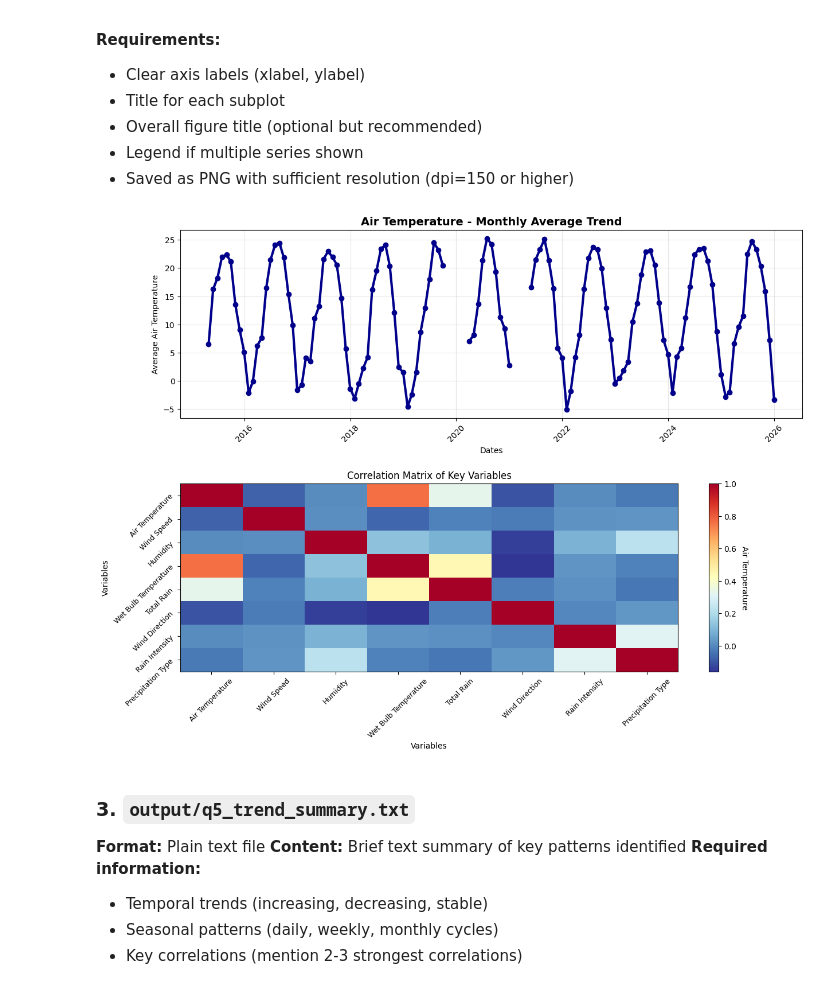
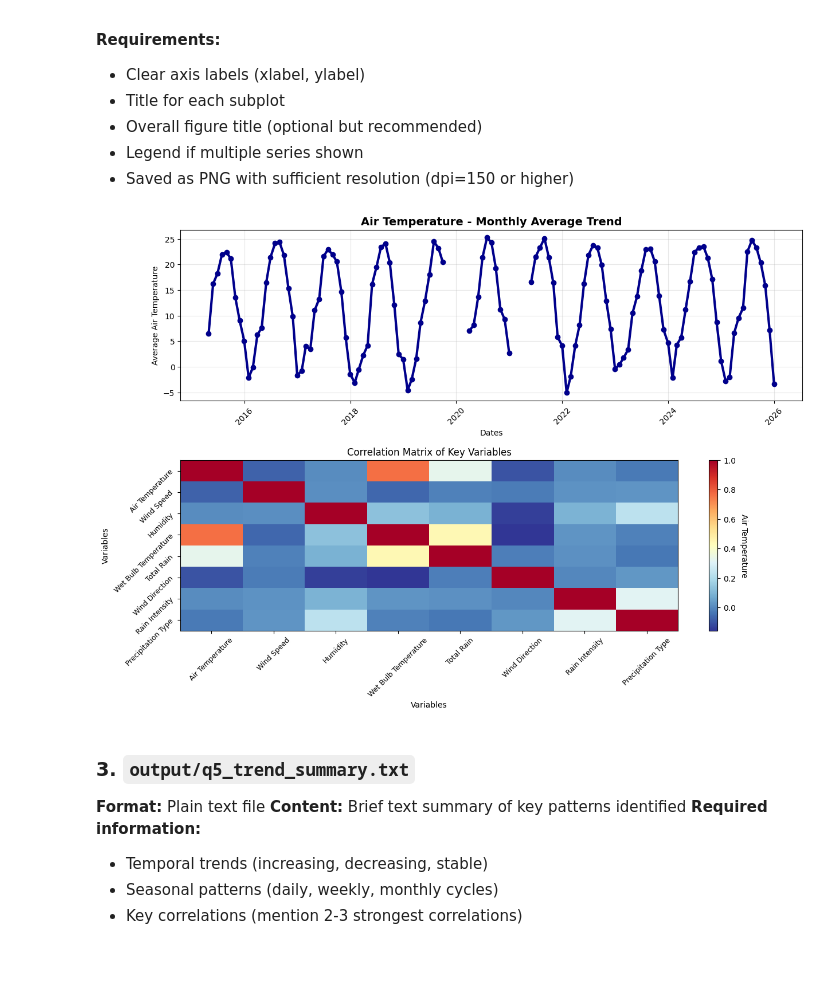
Before and after one commit to UCSF-DataSci/ds217-11-final-jiaxin-su1, a Jupyter notebook: q5_pattern_analysis.ipynb, the cells around one changed output. Cells and saved outputs as stored; diff of their text form; code cells hidden in the pictures; blank space fills up the shorter version.

Commit message:
again minor plot change

```diff
--- a/q5_pattern_analysis.ipynb
+++ b/q5_pattern_analysis.ipynb
@@ -213,41 +213,41 @@ Index(['Station Name', 'Air Temperature', 'Wet Bulb Temperature', 'Humidity',
 variable = 'Air Temperature'
 monthly_avg = df_clean[variable].resample('M').mean()
 fig, (ax1, ax2) = plt.subplots(2, 1, figsize=(14, 10))
-fig.subplots_adjust(hspace=0.35)
+fig.subplots_adjust(hspace=0.35, bottom=0.18)
 
 # Subplot 1: Main Trend Line
 ax1.plot(monthly_avg.index, monthly_avg.values,
          color='darkblue', linewidth=3, marker='o')
 ax1.set_title(f'{variable} - Monthly Average Trend', fontsize=14, fontweight='bold')
 ax1.set_ylabel(f'Average {variable}')
 ax1.set_xlabel('Dates')
 
 ax1.grid(True, alpha=0.3)
 ax1.tick_params(axis='x', rotation=45)
 
 # Create heatmap
 im = ax2.imshow(corr_matrix, cmap='RdYlBu_r', aspect='auto', interpolation='nearest')
 
 # Customize heatmap
 ax2.set_title(f'{variable} - Heatmap for Correlation Matrix', fontsize=14, fontweight='bold')
 ax2.set_xlabel('Variables')
 ax2.set_ylabel('Variables')
 
 
 ax2.set_xticks(range(len(corr_matrix)))
 ax2.set_xticklabels(corr_matrix.columns, rotation=45, fontsize=9)
 
 ax2.set_yticks(range(len(corr_matrix)))
 ax2.set_yticklabels(corr_matrix.columns, rotation=45, fontsize=9)
 
 ax2.set_title('Correlation Matrix of Key Variables')
 
 # Add colorbar
 cbar = plt.colorbar(im, ax=ax2)
 cbar.set_label(f'{variable}', rotation=270, labelpad=15)
 fig.savefig(f'output/q5_patterns.png', dpi=300)
 # %% [output]
-[figure, old version]
+[figure, new version]
 # %% [markdown]
 ### 3. `output/q5_trend_summary.txt`
 **Format:** Plain text file
```
Also changed, not shown: 1 other file.
